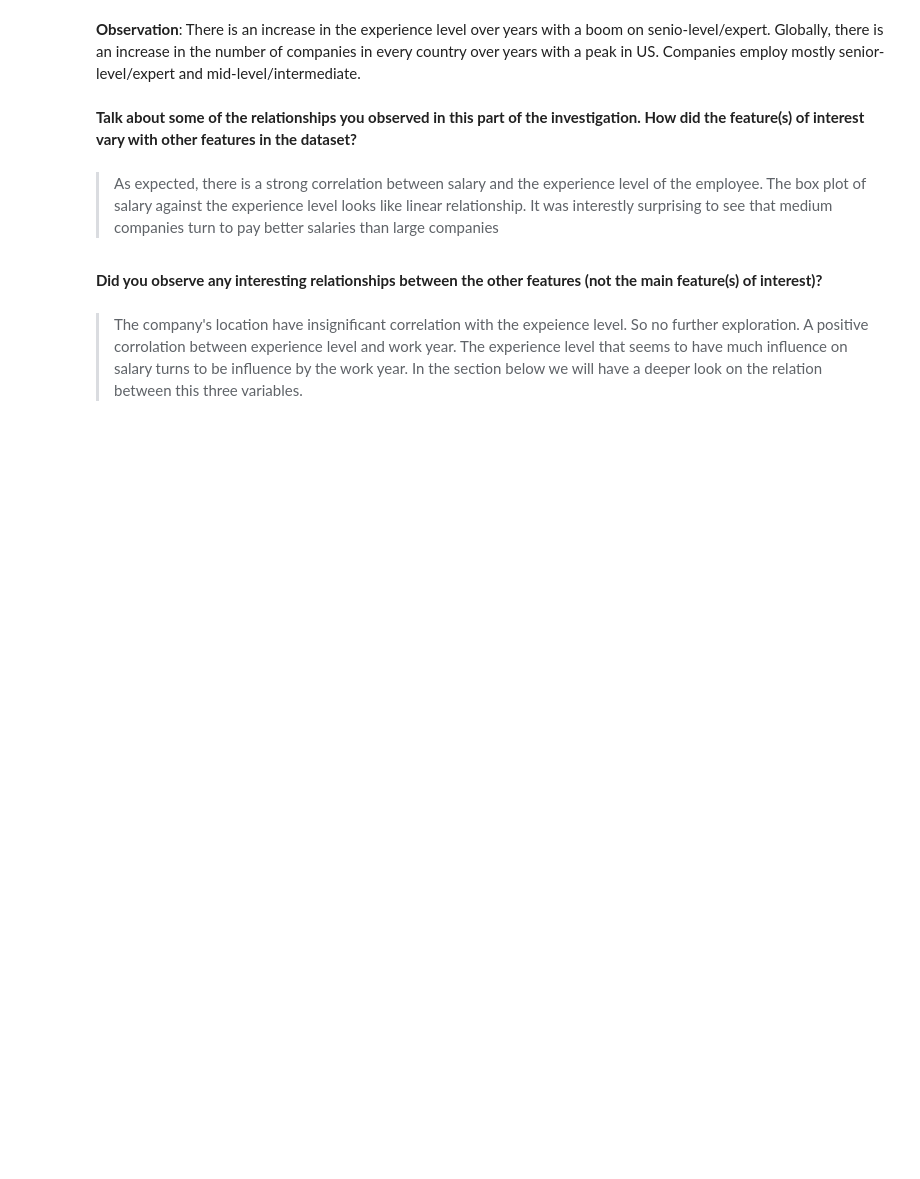
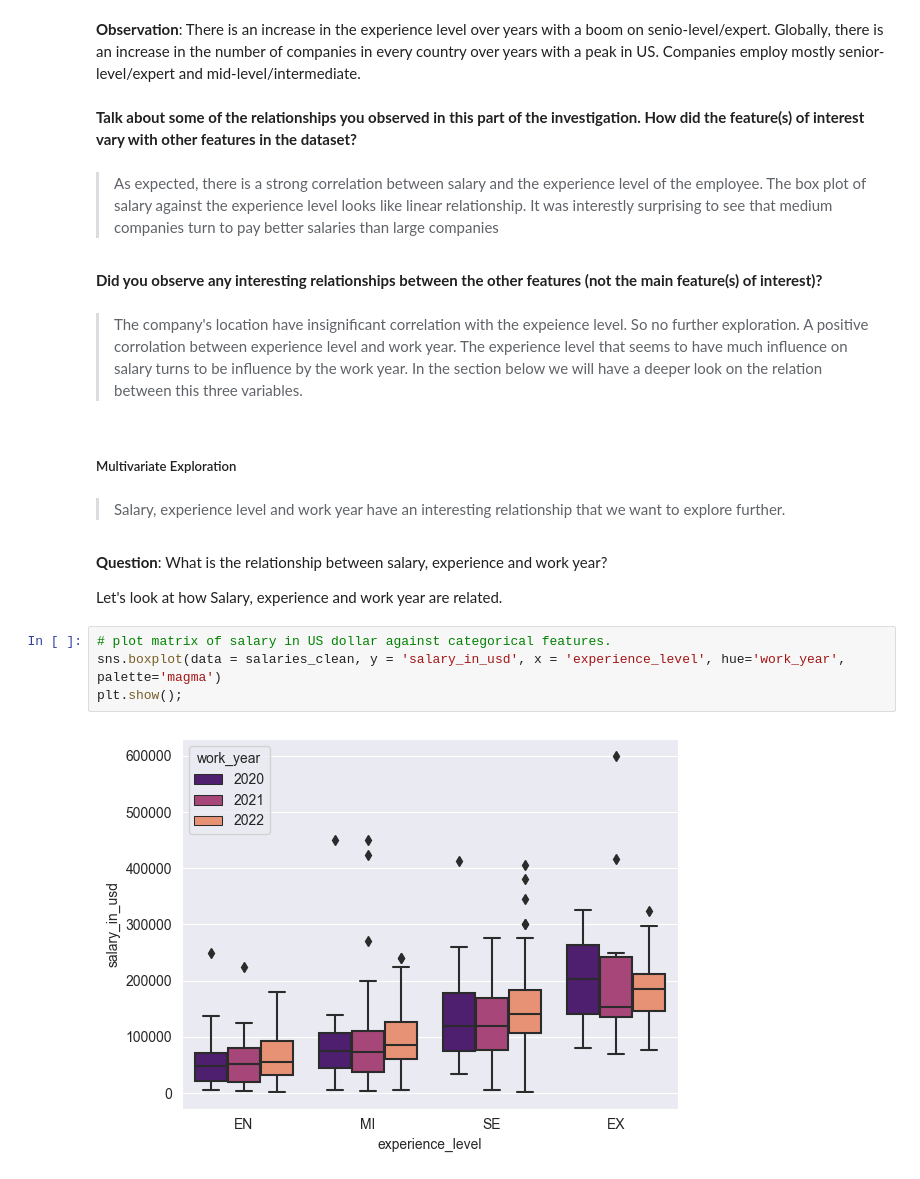
Before and after one commit to Keshtech2002/AI-ML_Salaries, a Jupyter notebook: project.ipynb, the cells around one changed output. Saved outputs shown, nothing was run; the diff lists cells and outputs as text; blank space fills up the shorter version.

```diff
--- a/project.ipynb
+++ b/project.ipynb
@@ -667,3 +667,17 @@ plt.show()
 **Did you observe any interesting relationships between the other features (not the main feature(s) of interest)?**
 # %% [markdown]
 > The company's location have insignificant correlation with the expeience level. So no further exploration. A positive corrolation between experience level and work year. The experience level that seems to have much influence on salary turns to be influence by the work year. In the section below we will have a deeper look on the relation between this three variables.
+# %% [markdown]
+##### Multivariate Exploration
+# %% [markdown]
+> Salary, experience level and work year have an interesting relationship that we want to explore further.
+# %% [markdown]
+**Question**: What is the relationship between salary, experience and work year?
+
+Let's look at how Salary, experience and work year are related.
+# %%
+# plot matrix of salary in US dollar against categorical features.
+sns.boxplot(data = salaries_clean, y = 'salary_in_usd', x = 'experience_level', hue='work_year', palette='magma')
+plt.show();
+# %% [output]
+[figure, added]
```
Also changed, not shown: parts of 11 cells of this notebook.
